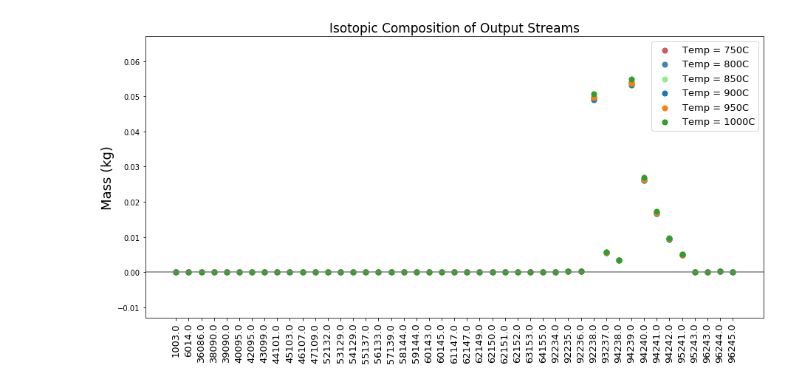
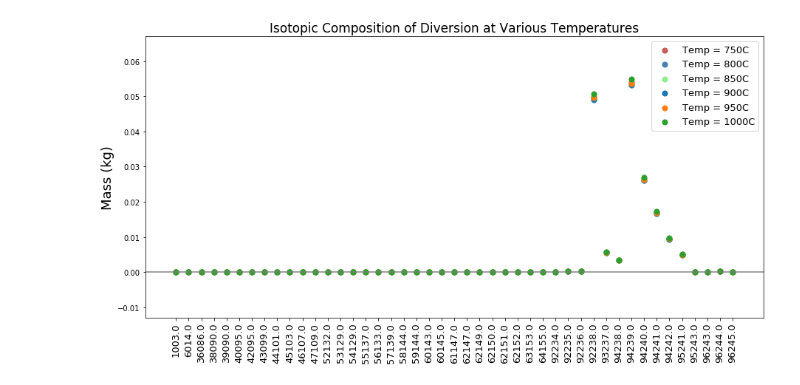
Before and after one commit to arfc/dcwrapper, a Jupyter notebook: dakota/oat/pyre/ref-temp/ref-temp.ipynb, the cells around one changed output. Cells and saved outputs as stored; diff of their text form; code cells hidden in the pictures.

```diff
--- a/dakota/oat/pyre/ref-temp/ref-temp.ipynb
+++ b/dakota/oat/pyre/ref-temp/ref-temp.ipynb
@@ -112,33 +112,33 @@ for key in key_list:
     temp2 = list(dict_2[key])
     temp3 = list(dict_3[key])
     temp4 = list(dict_4[key])
     temp5 = list(dict_5[key])
     temp6 = list(dict_6[key])
     stream_[0][n] = temp1[z]
     stream_[1][n] = temp2[z]
     stream_[2][n] = temp3[z]
     stream_[3][n] = temp4[z]
     stream_[4][n] = temp5[z]
     stream_[5][n] = temp6[z]
     n = n+1
 
 #plt.scatter(range(1,46),stream_[0])
 
 fig, ax = plt.subplots(figsize=(15,7))
 plt.axhline(y=0,color='grey')
 ax.scatter(range(0,45),stream_[0],color = 'indianred', label='Temp = 750C', marker = "o", s = 50)
 ax.scatter(range(0,45),stream_[1],color = 'steelblue', label='Temp = 800C', marker = "o", s = 50)
 ax.scatter(range(0,45),stream_[2],color = 'lightgreen', label='Temp = 850C', marker = "o", s = 50)
 ax.scatter(range(0,45),stream_[3], label='Temp = 900C', marker = "o", s = 50)
 ax.scatter(range(0,45),stream_[4], label='Temp = 950C', marker = "o", s = 50)
 ax.scatter(range(0,45),stream_[5], label='Temp = 1000C', marker = "o", s = 50)
 box = ax.get_position()
 ax.set_position([box.x0,box.y0 + box.height,box.width,box.height*1])
 handles, labels = ax.get_legend_handles_labels()
 plt.xticks(y_pos,key_list,rotation=90,fontsize=13)
 ax.legend(handles, labels, fontsize=13,loc='best',fancybox=True)
 ax.set_ylabel('Mass (kg)', fontsize=18)
-ax.set_title('Isotopic Composition of Output Streams' , fontsize=17)
-plt.savefig('avg-isotope-comp.png', bbox_inches="tight")
+ax.set_title('Isotopic Composition of Diversion at Various Temperatures' , fontsize=17)
+plt.savefig('temperature-sa-comp.png', bbox_inches="tight")
 # %% [output]
-[figure, old version]
+[figure, new version]
```
Also changed, not shown: 5 other files.
